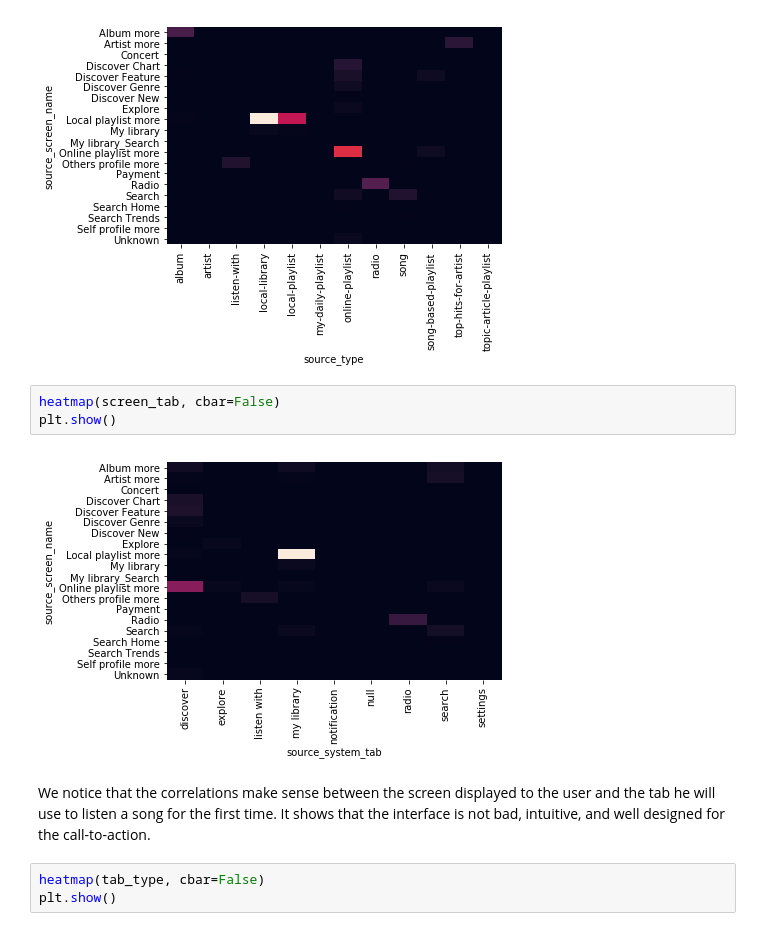
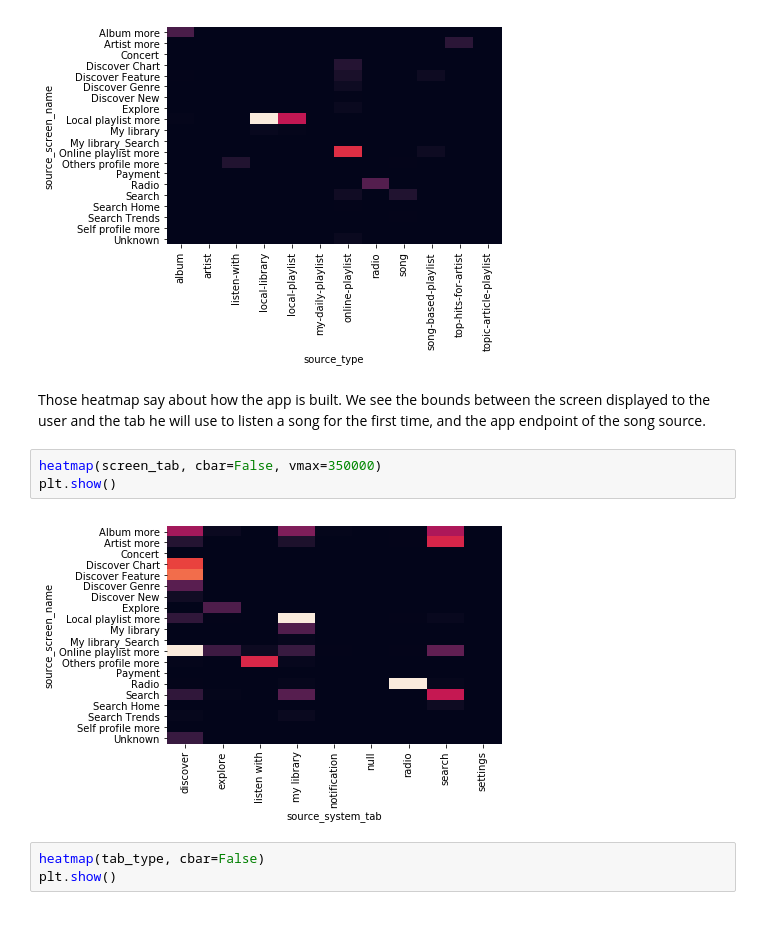
Before and after one commit to PaulPruliere/wsdm, a Jupyter notebook: wsdm.ipynb, the cells around one changed output. Drawn from its saved outputs; the diff is of its cells as text.

Commit message:
user habits

```diff
--- a/wsdm.ipynb
+++ b/wsdm.ipynb
@@ -207,14 +228,14 @@ heatmap(screen_source, cbar=False)
 plt.show()
 # %% [output]
 [figure]
+# %% [markdown]
+Those heatmap say about how the app is built.
+We see the bounds between the screen displayed to the user and the tab he will use to listen a song for the first time, and the app endpoint of the song source.
 # %%
-heatmap(screen_tab, cbar=False)
+heatmap(screen_tab, cbar=False, vmax=350000)
 plt.show()
 # %% [output]
-[figure, old version]
+[figure, new version]
-# %% [markdown]
-We notice that the correlations make sense between the screen displayed to the user and the tab he will use to listen a song for the first time.
-It shows that the interface is not bad, intuitive, and well designed for the call-to-action.
 # %%
 heatmap(tab_type, cbar=False)
 plt.show()
```
Also changed, not shown: parts of 3 cells of this notebook.
